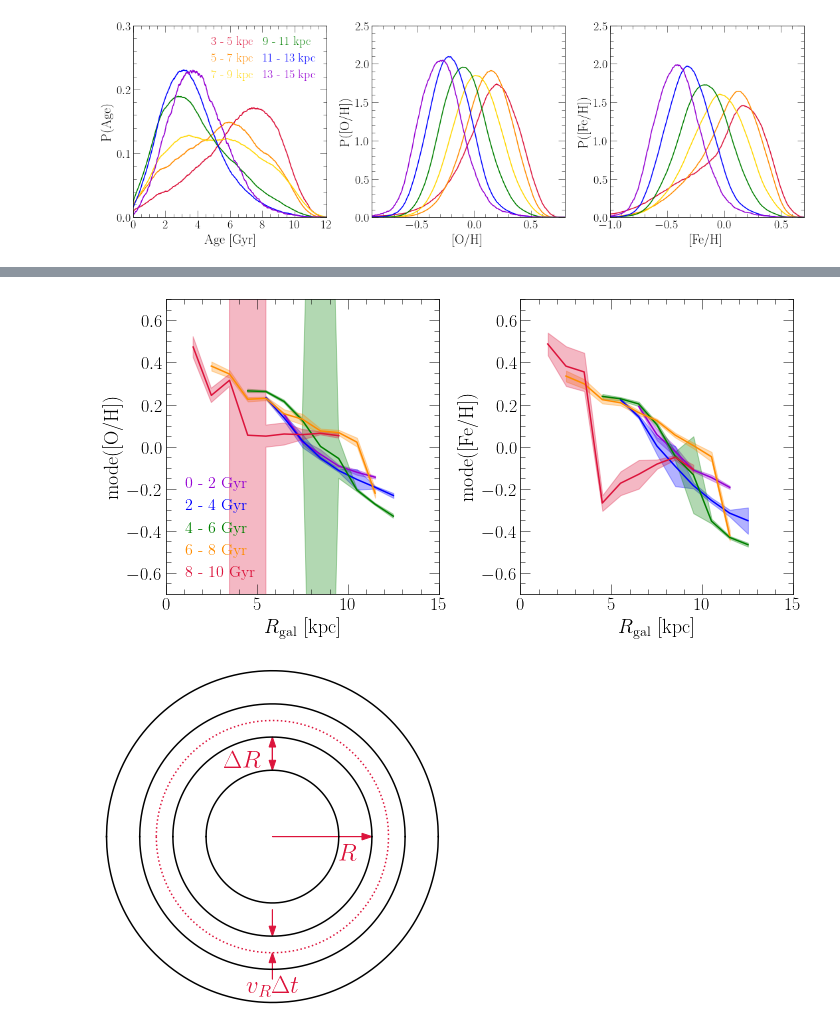
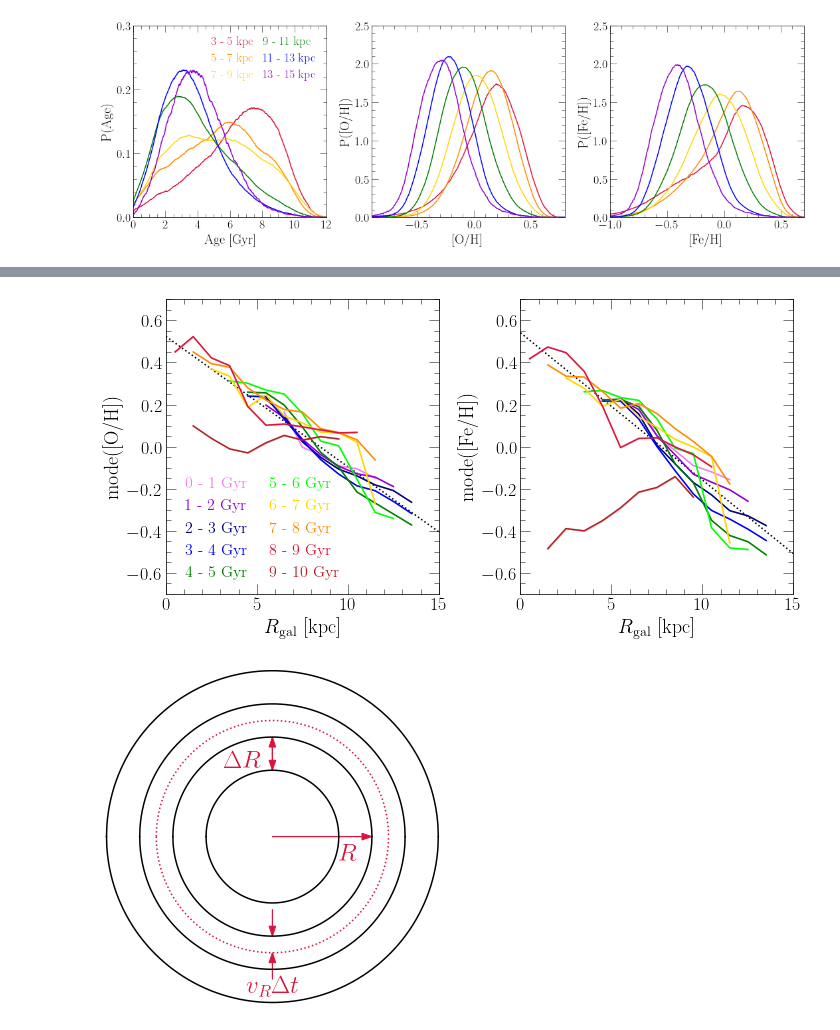
Before and after one commit to giganano/outflows, a Jupyter notebook: notebooks/paperfigures.ipynb, the cells around one changed output, grey strips where cells are left out. Cells and saved outputs as stored; diff of their text form; code cells hidden in the pictures.

```diff
--- a/notebooks/paperfigures.ipynb
+++ b/notebooks/paperfigures.ipynb
@@ -202,0 +238,8 @@ x = 1.00
+# %%
+subsample = sample.filter(
+    "GALR", ">=", 8).filter(
+    "GALR", "<=", 10).filter(
+    "GALZ", ">=", -0.5).filter(
+    "GALZ", "<=", 0.5)
+print(len(subsample["O_H"]))
+print(skewnormal_mode_sample(subsample["O_H"]))
@@ -289,90 +461,64 @@ ax2.set_ylabel(r"mode([Fe/H])")
 axes = [ax1, ax2]
 random.seed(a = 1)
 
-def mode_of_skewnorm(a, mean, std):
-    delta = a / np.sqrt(1 + a**2)
-    term1 = (4 - np.pi) / 2 * delta**3 / (np.pi - 2 * delta**2)
-    sgn = int(a > 0) - int(a < 0)
-    factor = np.sqrt(2 / np.pi) * (delta - term1) - sgn / 2 * np.exp(-2 * np.pi / abs(a))
-    return mean + std * factor
-
-class line:
-
-    def __init__(self, slope, intercept):
-        self.slope = slope
-        self.intercept = intercept
-
-    def __call__(self, x):
-        return self.slope * x + self.intercept
-
-# age_bins = list(range(11))
-age_bins = list(range(0, 11, 2))
+age_bins = list(range(11))
+# age_bins = list(range(0, 11, 2))
 radial_bins = list(range(16))
-# colors = ["violet", "darkviolet", "navy", "blue", "green", "lime", "gold", "darkorange", "crimson", "firebrick"]
-colors = ["darkviolet", "blue", "green", "darkorange", "crimson"]
+colors = ["violet", "darkviolet", "navy", "blue", "green", "lime", "gold", "darkorange", "crimson", "firebrick"]
+# colors = ["darkviolet", "blue", "green", "darkorange", "crimson"]
 # colors = ["purple", "blue", "lime", "crimson", "black"]
 
+for i, regression in enumerate([oh_regress, feh_regress]):
+    bestfit = line(regression.slope, regression.intercept)
+    kwargs = {
+        "c": named_colors()["black"],
+        "linestyle": ":"
+    }
+    axes[i].plot(axes[i].get_xlim(), [bestfit(_) for _ in   axes[i].get_xlim()], **kwargs)
+
 filenames = ["./paperfigures/age_gradoh_skewnormfits.out", "./paperfigures/age_gradfeh_skewnormfits.out"]
-for k in range(len(filenames)):
-    raw = np.genfromtxt(filenames[k])
+for ax_idx, file in enumerate(filenames):
+    print(["Oxygen", "Iron"][ax_idx])
+    print("===============")
+    raw = np.genfromtxt(file)
     for i in range(len(age_bins) - 1):
-#     for i in range(1):
         fits = raw[i * (len(radial_bins) - 1) : (i + 1) * (len(radial_bins) - 1)]
         radii = []
         xh = []
-        err_a = []
-        err_mu = []
-        err_std = []
-        err_mode = []
+        xh_minus_err = []
+        xh_plus_err = []
         for j in range(len(fits)):
-            if not any([np.isnan(_) for _ in fits[j][4:]]):
+            if not any([np.isnan(_) for _ in fits[j]]):
                 radii.append((fits[j][2] + fits[j][3]) / 2)
-                xh.append(mode_of_skewnorm(fits[j][4], fits[j][6], fits[j][8]))
-                err_a.append(fits[j][5])
-                err_mu.append(fits[j][7])
-                err_std.append(fits[j][9])
-                modes = []
-                for _ in range(1000):
-                    a = np.random.normal(loc = fits[j][4], scale = fits[j][5])
-                    mu = np.random.normal(loc = fits[j][6], scale = fits[j][7])
-                    std = np.random.normal(loc = fits[j][8], scale = fits[j][9])
-                    modes.append(mode_of_skewnorm(a, mu, std))
-                err_mode.append(np.std(modes))
-                if err_mode[-1] > 0.1:
-                    print(fits[j][5], fits[j][7], fits[j][9])
-                else: pass
+                xh.append(fits[j][4])
+                xh_minus_err.append(fits[j][5])
+                xh_plus_err.append(fits[j][6])
             else: pass
         kwargs = {
             "c": named_colors()[colors[i]],
-#             "marker": markers()['plus'],
-            "zorder": 100,
             "label": r"%d - %d Gyr" % (age_bins[i], age_bins[i + 1])
         }
-        axes[k].plot(radii, xh, **kwargs)
-        axes[k].fill_between(radii, [a - b for a, b in zip(xh, err_mode)], [a + b for a, b in zip(xh, err_mode)],
-            alpha = 0.3, color = kwargs["c"])
+        axes[ax_idx].plot(radii, xh, **kwargs)
+        axes[ax_idx].fill_between(radii, [a - b for a, b in zip(xh, xh_minus_err)],
+            [a + b for a, b in zip(xh, xh_plus_err)], alpha = 0.3, color = kwargs["c"])
         regression = linregress(radii, xh)
         print("Age: %d - %d Gyr" % (age_bins[i], age_bins[i + 1]))
         print("Slope: %.3f +/- %.3f" % (regression.slope, regression.stderr))
         print("Intercept: %.3f +/- %.3f" % (regression.intercept, regression.intercept_stderr))
-        print("==================================")
-#         bestfit = line(regression.slope, regression.intercept)
-#         elem = ["O", "Fe"][k]
-#         kwargs["label"] = r"$\tau = %d - %d$ Gyr" "\n" r"$\nabla$[%s/H] = $%.3f \pm %.3f$ kpc$^{-1}$" % (
-#             age_bins[i], age_bins[i + 1], elem, regression.slope, regression.stderr)
-#         kwargs["zorder"] = 0
-#         axes[k].plot(axes[k].get_xlim(), [bestfit(_) for _ in axes[k].get_xlim()], **kwargs)
+        print("chi^2: %.3f" % (chi_squared(radii, xh, [oh_regress, feh_regress][ax_idx])))
+        print("----------------------")
 
 kwargs = {
     "loc": mpl_loc("lower left"),
+    "ncol": 2,
     "handlelength": 0,
-#     "columnspacing": 0.5,
-#     "ncol": 2,
+    "columnspacing": 1,
     "fontsize": 16
 }
-leg = ax1.legend(**kwargs)
+leg = axes[0].legend(**kwargs)
 fancy_legend(leg, colors)
 
 plt.tight_layout()
+plt.savefig("./paperfigures/gradxh_fixedage.pdf")
 plt.show()
 # %% [output]
@@ -396,4 +542,4 @@ Intercept: 0.451 +/- 0.164
-[figure, old version]
+[figure, new version]
 # %%
 fig = plt.figure(figsize = (5, 5))
 ax = fig.add_subplot(111)
```
Also changed, not shown: parts of 8 cells of this notebook, 8 other files.
